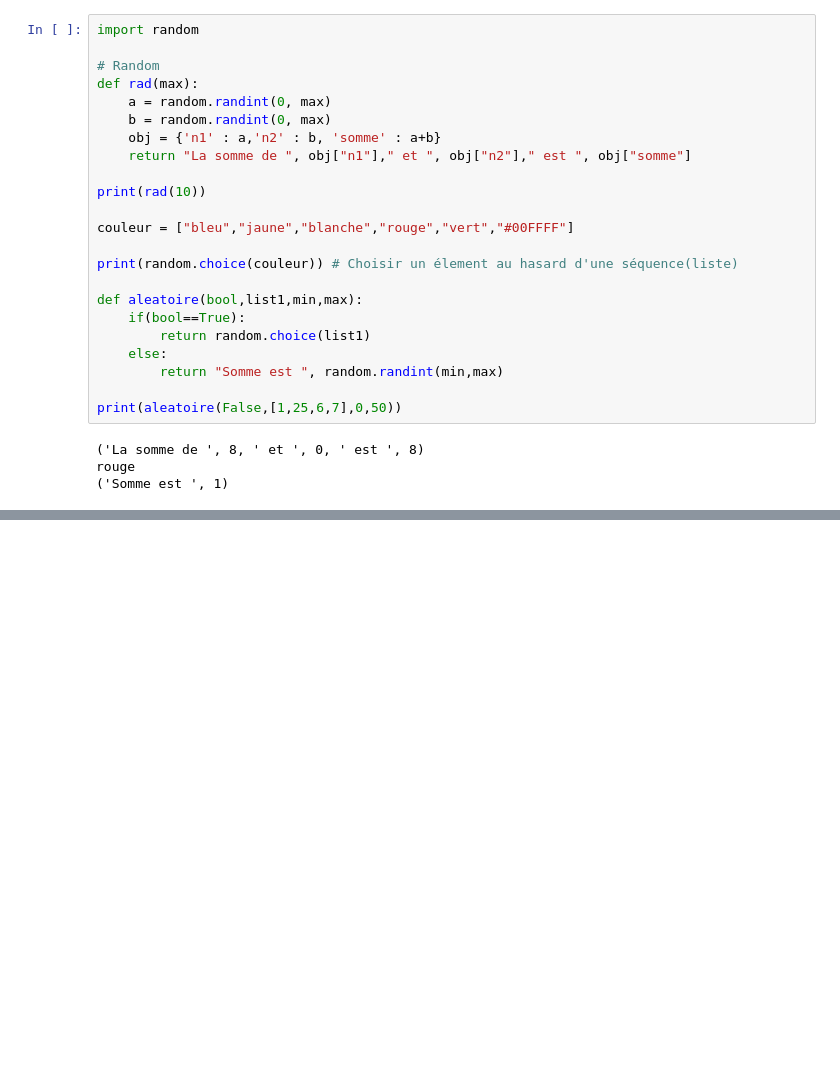
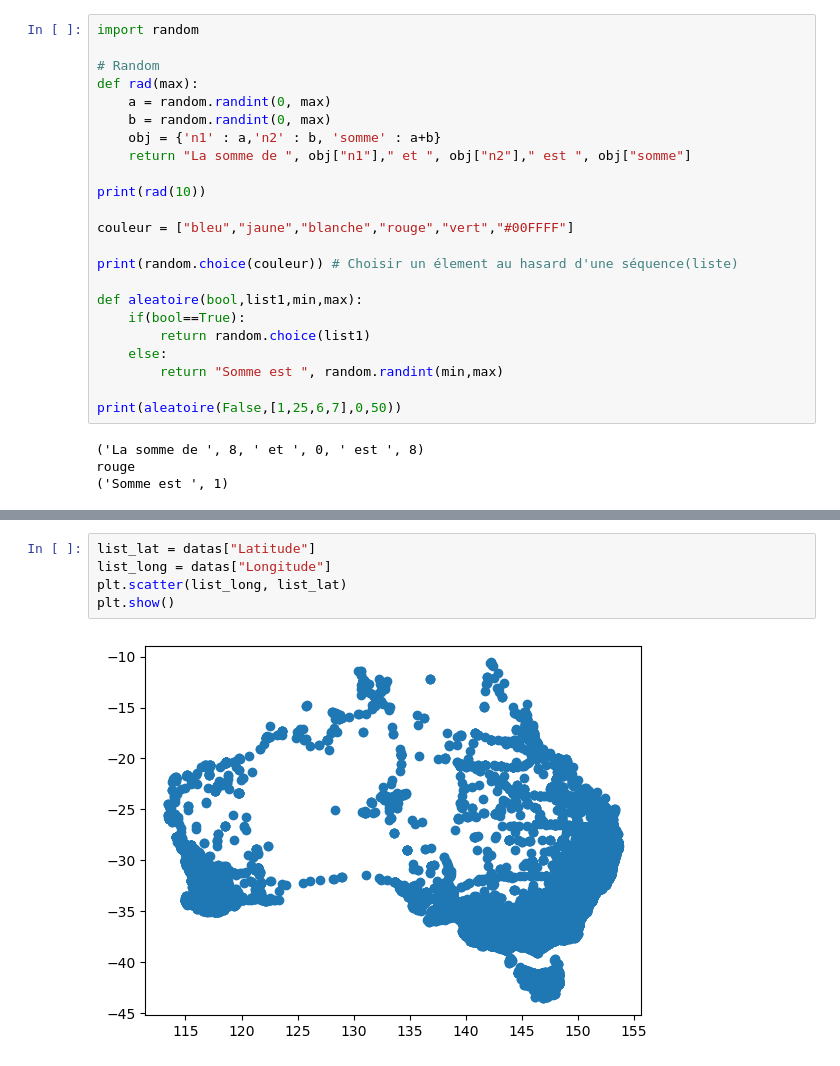
Before and after one commit to Yass8/api-flask, a Jupyter notebook: test-jupiter.ipynb, the cells around one changed output, grey strips where cells are left out. Cells and saved outputs as stored; diff of their text form; blank space fills up the shorter version.

```diff
--- a/test-jupiter.ipynb
+++ b/test-jupiter.ipynb
@@ -99,0 +136,7 @@ print(datas)
+# %%
+list_lat = datas["Latitude"]
+list_long = datas["Longitude"]
+plt.scatter(list_long, list_lat)
+plt.show()
+# %% [output]
+[figure, added]
```
Also changed, not shown: parts of 6 cells of this notebook, 1 other file.
